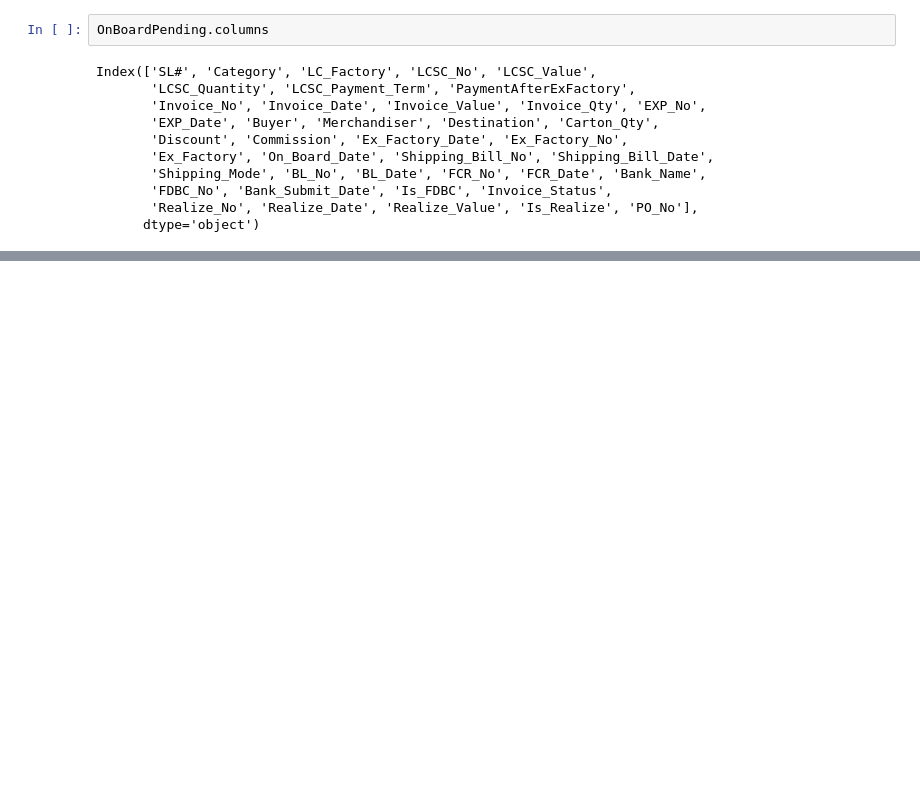
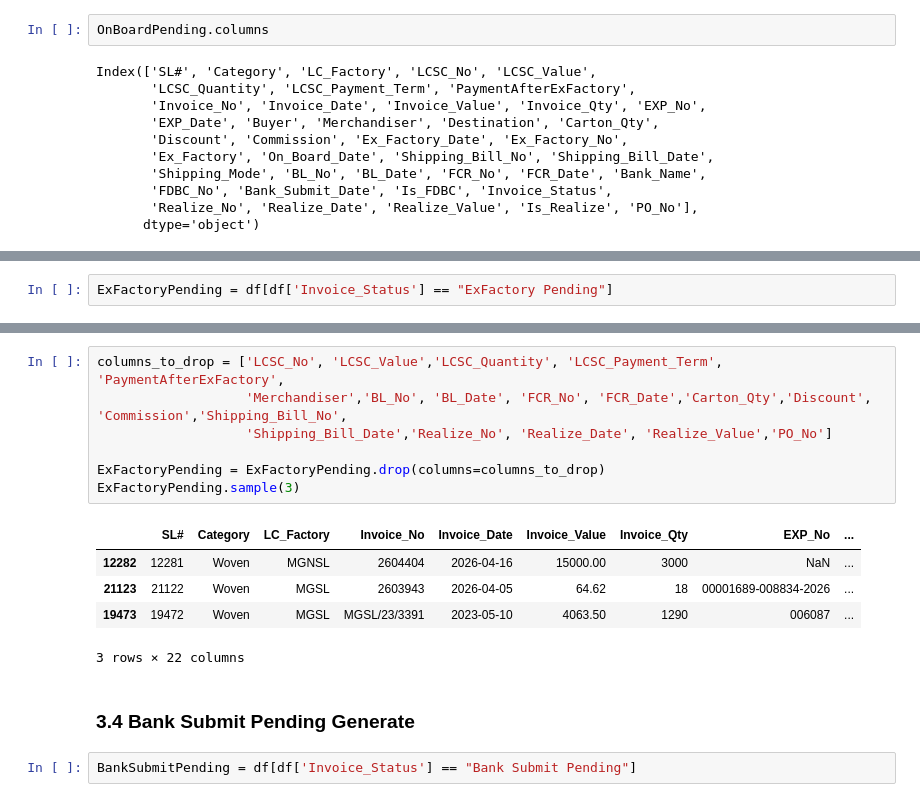
Before and after one commit to dev-Sujon/Export_Invoice_Data, a Jupyter notebook: EIS_Analysis.ipynb, the cells around one changed output, grey strips where cells are left out. Cells and saved outputs as stored; diff of their text form; blank space fills up the shorter version.

```diff
--- a/EIS_Analysis.ipynb
+++ b/EIS_Analysis.ipynb
@@ -765,0 +767,2 @@ OnBoardPending.sample(3)
+# %%
+ExFactoryPending = df[df['Invoice_Status'] == "ExFactory Pending"]
@@ -765,0 +782,17 @@ OnBoardPending.sample(3)
+# %%
+columns_to_drop = ['LCSC_No', 'LCSC_Value','LCSC_Quantity', 'LCSC_Payment_Term', 'PaymentAfterExFactory',
+                   'Merchandiser','BL_No', 'BL_Date', 'FCR_No', 'FCR_Date','Carton_Qty','Discount', 'Commission','Shipping_Bill_No',
+                   'Shipping_Bill_Date','Realize_No', 'Realize_Date', 'Realize_Value','PO_No']
+
+ExFactoryPending = ExFactoryPending.drop(columns=columns_to_drop)
+ExFactoryPending.sample(3)
+# %% [output]
+|  | SL# | Category | LC_Factory | Invoice_No | Invoice_Date | Invoice_Value | Invoice_Qty | EXP_No | ... |
+| 12282 | 12281 | Woven | MGNSL | 2604404 | 2026-04-16 | 15000.00 | 3000 | NaN | ... |
+| 21123 | 21122 | Woven | MGSL | 2603943 | 2026-04-05 | 64.62 | 18 | 00001689-008834-2026 | ... |
+| 19473 | 19472 | Woven | MGSL | MGSL/23/3391 | 2023-05-10 | 4063.50 | 1290 | 006087 | ... |
+3 rows × 22 columns
+# %% [markdown]
+### 3.4 Bank Submit Pending Generate
+# %%
+BankSubmitPending = df[df['Invoice_Status'] == "Bank Submit Pending"]
```
Also changed, not shown: parts of 11 cells of this notebook, 14 other files.
